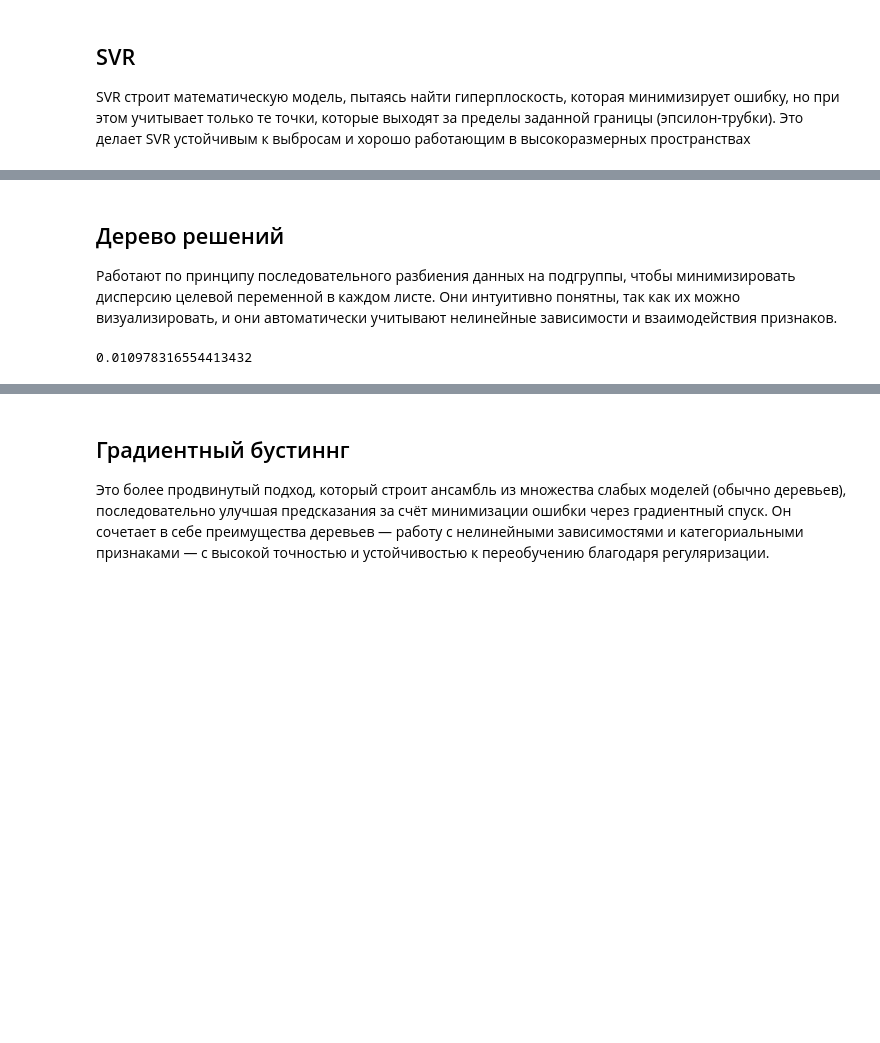
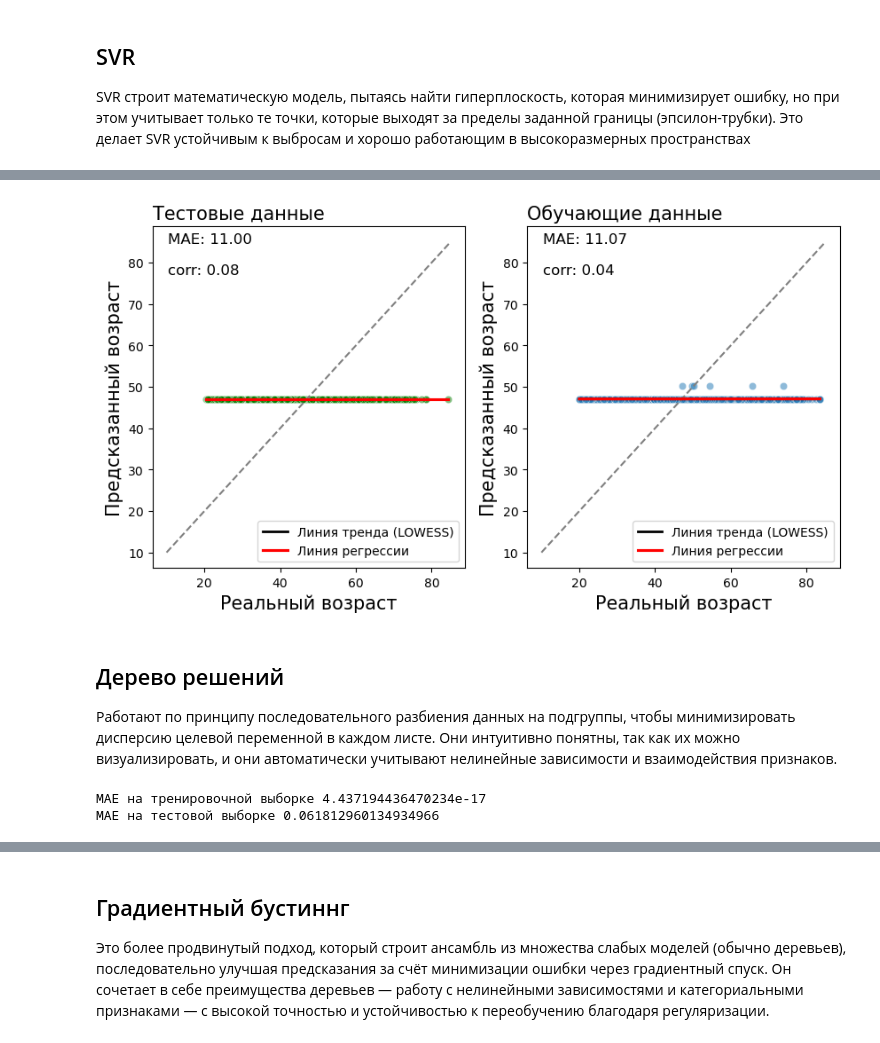
Before and after one commit to CaktusJohn/Computerized-campimetry-test-age-prediction, a Jupyter notebook: ML.ipynb, the cells around one changed output, grey strips where cells are left out. Drawn from its saved outputs; the diff is of its cells as text; code cells hidden in the pictures; blank space fills up the shorter version.

```diff
--- a/ML.ipynb
+++ b/ML.ipynb
@@ -55,11 +99,18 @@ mse_svr
+# %%
+built_real_pred_age_scatter(y_train, y_test, y_pred_svr_test, y_pred_svr_train, mae_svr_test, mae_svr_train)
+# %% [output]
+[figure, added]
 # %% [markdown]
 ## Дерево решений
 Работают по принципу последовательного разбиения данных на подгруппы, чтобы минимизировать дисперсию целевой переменной в каждом листе. Они интуитивно понятны, так как их можно визуализировать, и они автоматически учитывают нелинейные зависимости и взаимодействия признаков.
 # %%
 tree = DecisionTreeRegressor(random_state=10)
 tree.fit(x_train, y_train)
-y_pred_tree = tree.predict(x_test)
-mse_tree = mean_squared_error(y_test, y_pred_tree)
-mse_tree
+y_pred_tree_train = tree.predict(x_train)
+y_pred_tree_test = tree.predict(x_test)
+mae_tree_test = mean_absolute_error(y_test, y_pred_tree_test)
+mae_tree_train = mean_absolute_error(y_train, y_pred_tree_train)
+print(f"MAE на тренировочной выборке {mae_tree_train}\nMAE на тестовой выборке {mae_tree_test}\n")
 # %% [output]
-0.010978316554413432
+MAE на тренировочной выборке 4.437194436470234e-17
+MAE на тестовой выборке 0.061812960134934966
```
Also changed, not shown: parts of 9 cells of this notebook.
